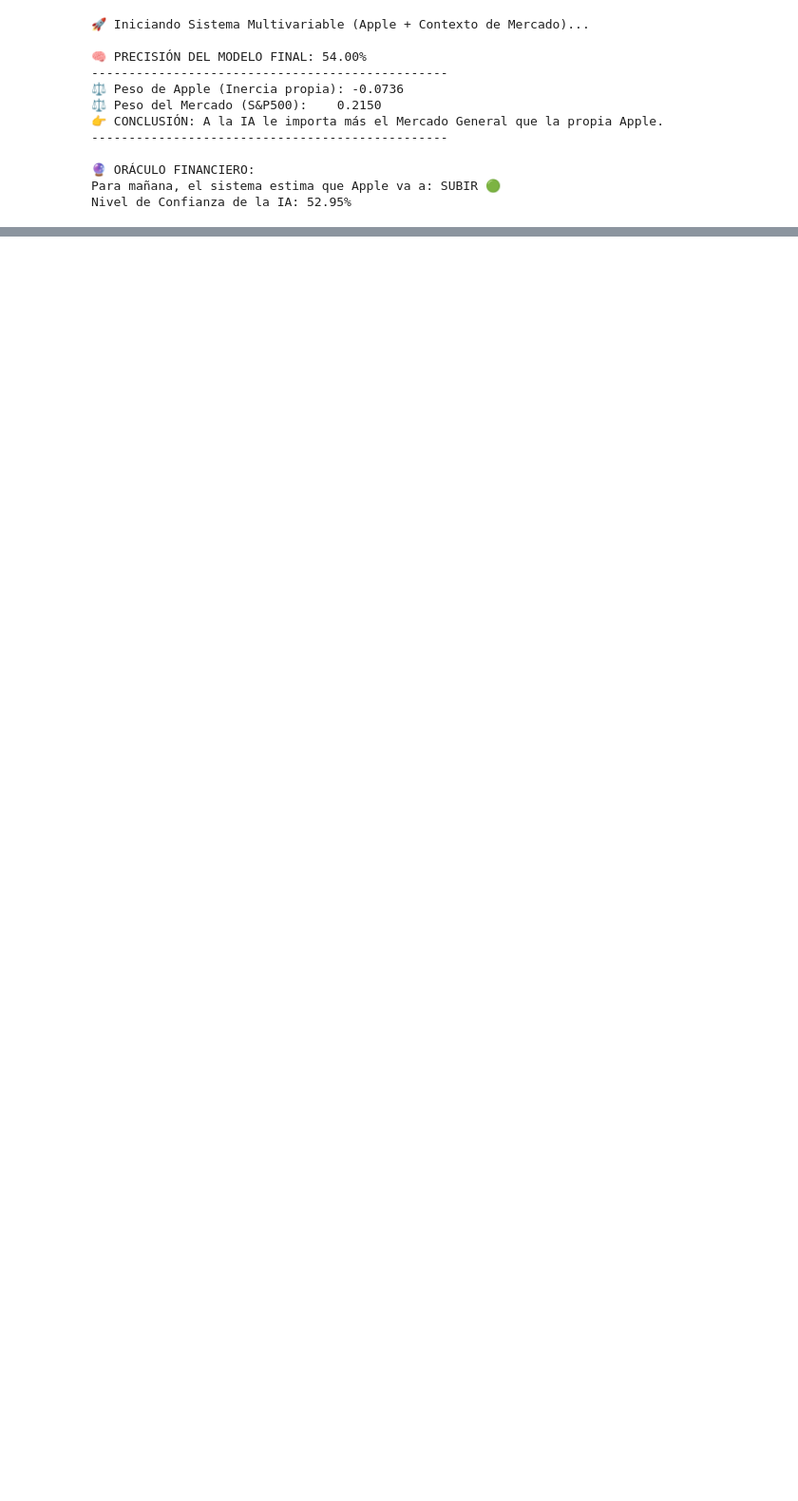
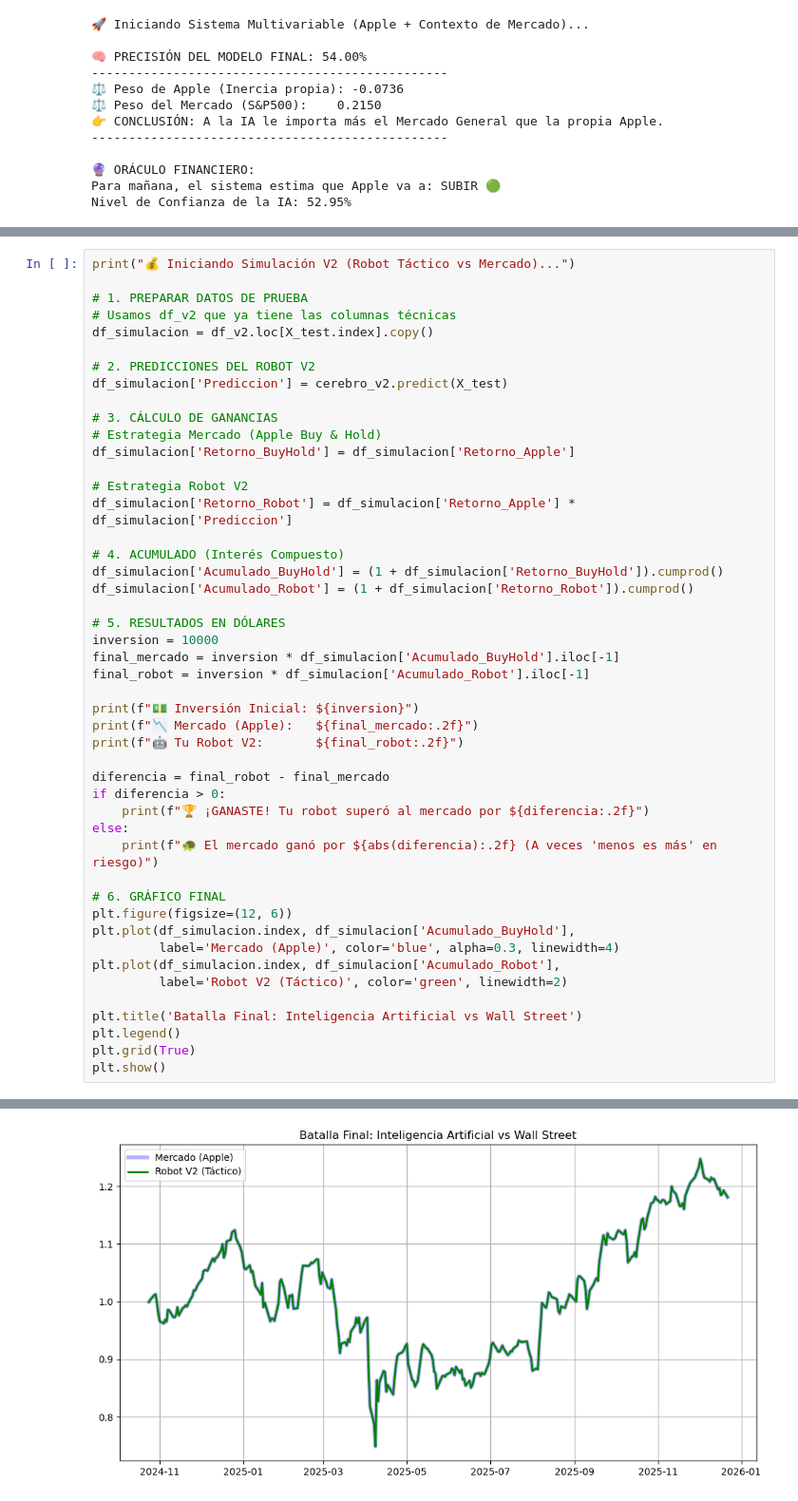
Before and after one commit to Axelgb2001-blip/Financial-Markets-Pipeline, a Jupyter notebook: Prediccion_apple.ipynb, the cells around one changed output, grey strips where cells are left out. Shown at 95% size. Drawn from its saved outputs; the diff is of its cells as text; blank space fills up the shorter version.

```diff
--- a/Prediccion_apple.ipynb
+++ b/Prediccion_apple.ipynb
@@ -197,0 +328,48 @@ Nivel de Confianza de la IA: 52.95%
+# %%
+print("💰 Iniciando Simulación V2 (Robot Táctico vs Mercado)...")
+
+# 1. PREPARAR DATOS DE PRUEBA
+# Usamos df_v2 que ya tiene las columnas técnicas
+df_simulacion = df_v2.loc[X_test.index].copy()
+
+# 2. PREDICCIONES DEL ROBOT V2
+df_simulacion['Prediccion'] = cerebro_v2.predict(X_test)
+
+# 3. CÁLCULO DE GANANCIAS
+# Estrategia Mercado (Apple Buy & Hold)
+df_simulacion['Retorno_BuyHold'] = df_simulacion['Retorno_Apple']
+
+# Estrategia Robot V2
+df_simulacion['Retorno_Robot'] = df_simulacion['Retorno_Apple'] * df_simulacion['Prediccion']
+
+# 4. ACUMULADO (Interés Compuesto)
+df_simulacion['Acumulado_BuyHold'] = (1 + df_simulacion['Retorno_BuyHold']).cumprod()
+df_simulacion['Acumulado_Robot'] = (1 + df_simulacion['Retorno_Robot']).cumprod()
+
+# 5. RESULTADOS EN DÓLARES
+inversion = 10000
+final_mercado = inversion * df_simulacion['Acumulado_BuyHold'].iloc[-1]
+final_robot = inversion * df_simulacion['Acumulado_Robot'].iloc[-1]
+
+print(f"💵 Inversión Inicial: ${inversion}")
+print(f"📉 Mercado (Apple):   ${final_mercado:.2f}")
+print(f"🤖 Tu Robot V2:       ${final_robot:.2f}")
+
+diferencia = final_robot - final_mercado
+if diferencia > 0:
+    print(f"🏆 ¡GANASTE! Tu robot superó al mercado por ${diferencia:.2f}")
+else:
+    print(f"🐢 El mercado ganó por ${abs(diferencia):.2f} (A veces 'menos es más' en riesgo)")
+
+# 6. GRÁFICO FINAL
+plt.figure(figsize=(12, 6))
+plt.plot(df_simulacion.index, df_simulacion['Acumulado_BuyHold'],
+         label='Mercado (Apple)', color='blue', alpha=0.3, linewidth=4)
+plt.plot(df_simulacion.index, df_simulacion['Acumulado_Robot'],
+         label='Robot V2 (Táctico)', color='green', linewidth=2)
+
+plt.title('Batalla Final: Inteligencia Artificial vs Wall Street')
+plt.legend()
+plt.grid(True)
+plt.show()
+# %% [output]
@@ -197,0 +381 @@ Nivel de Confianza de la IA: 52.95%
+[figure, added]
```
Also changed, not shown: parts of 7 cells of this notebook.
